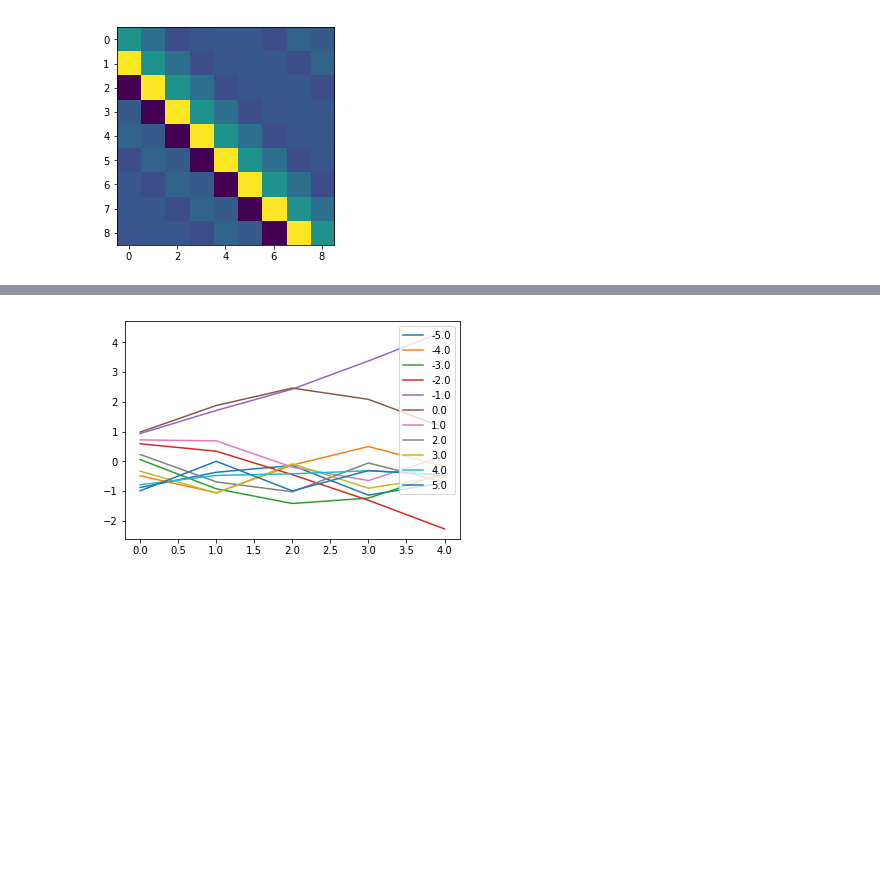
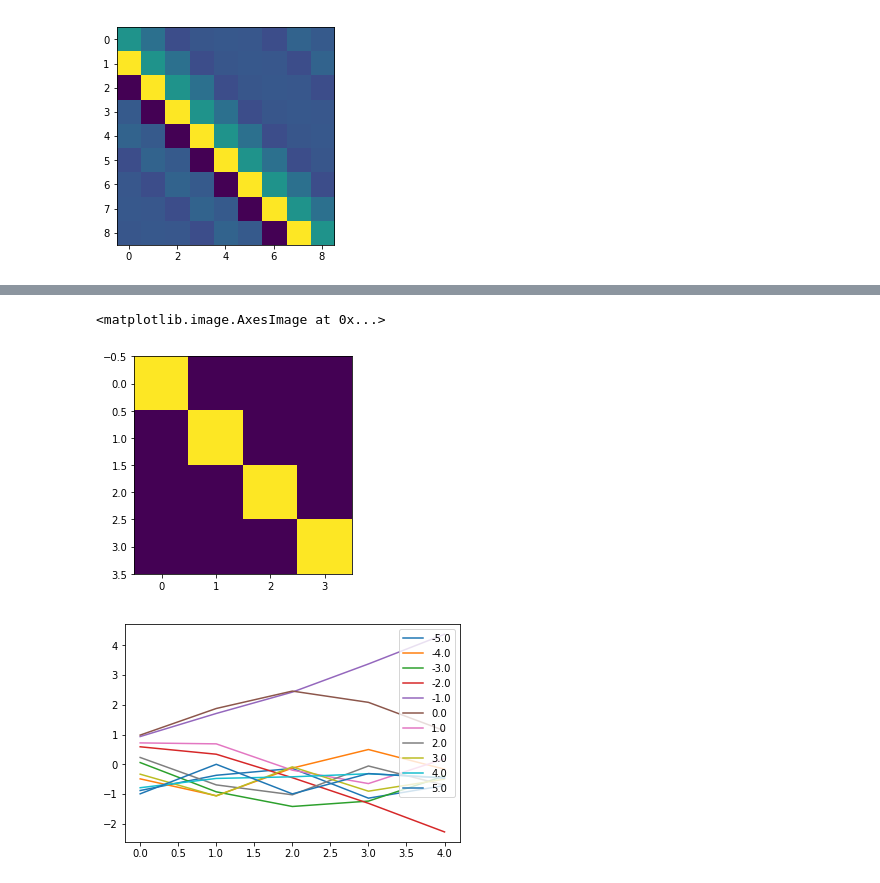
Before and after one commit to jamontanac/Tesis_Master, a Jupyter notebook: XY_model/Fourier_diagonalization/Intento_09_09_19.ipynb, the cells around one changed output, grey strips where cells are left out. Saved outputs shown, nothing was run; the diff lists cells and outputs as text; code cells hidden in the pictures; blank space fills up the shorter version.

```diff
--- a/XY_model/Fourier_diagonalization/Intento_09_09_19.ipynb
+++ b/XY_model/Fourier_diagonalization/Intento_09_09_19.ipynb
@@ -177,3 +182,8 @@ test[0:12,5]
+# %%
+plt.imshow(np.matmul(B,B.T))
+# %% [output]
+<matplotlib.image.AxesImage at 0x...>
+[figure, added]
 # %%
 x=np.arange(1,(N_size-1)/2 +1)
 for i in np.arange(-(N_size-1)/2,(N_size-1)/2 +1):
```
Also changed, not shown: parts of 5 cells of this notebook.
